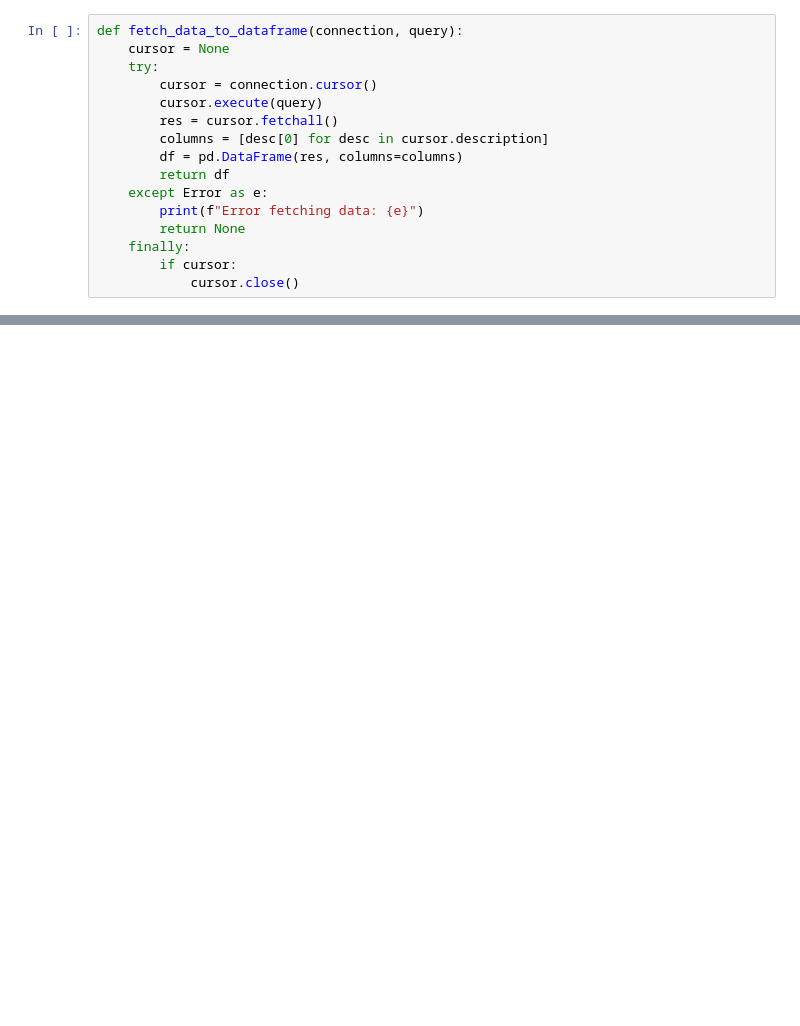
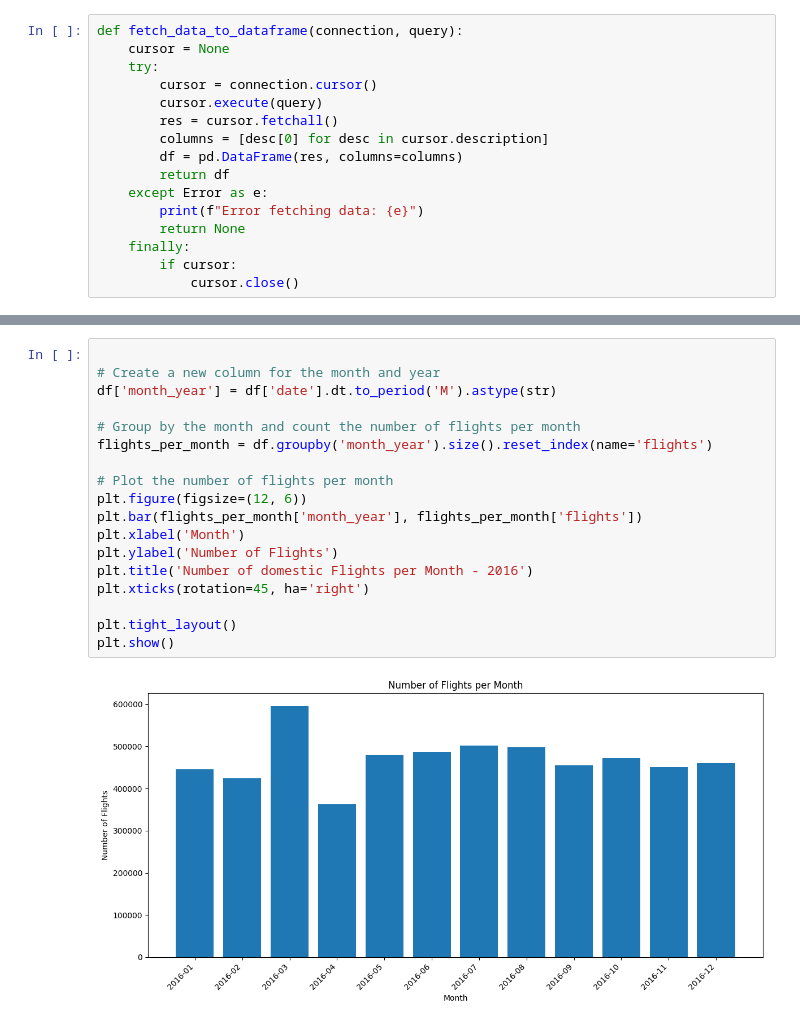
Before and after one commit to adibk/flight_delay_prediction, a Jupyter notebook: ipynb/eda/visualization.ipynb, the cells around one changed output, grey strips where cells are left out. Drawn from its saved outputs; the diff is of its cells as text; blank space fills up the shorter version.

```diff
--- a/ipynb/eda/visualization.ipynb
+++ b/ipynb/eda/visualization.ipynb
@@ -148,0 +407,20 @@ Error fetching data: MySQL Connection not available.
+# %%
+
+# Create a new column for the month and year
+df['month_year'] = df['date'].dt.to_period('M').astype(str)
+
+# Group by the month and count the number of flights per month
+flights_per_month = df.groupby('month_year').size().reset_index(name='flights')
+
+# Plot the number of flights per month
+plt.figure(figsize=(12, 6))
+plt.bar(flights_per_month['month_year'], flights_per_month['flights'])
+plt.xlabel('Month')
+plt.ylabel('Number of Flights')
+plt.title('Number of domestic Flights per Month - 2016')
+plt.xticks(rotation=45, ha='right')
+
+plt.tight_layout()
+plt.show()
+# %% [output]
+[figure, added]
```
Also changed, not shown: parts of 43 cells of this notebook, 1 other file.
